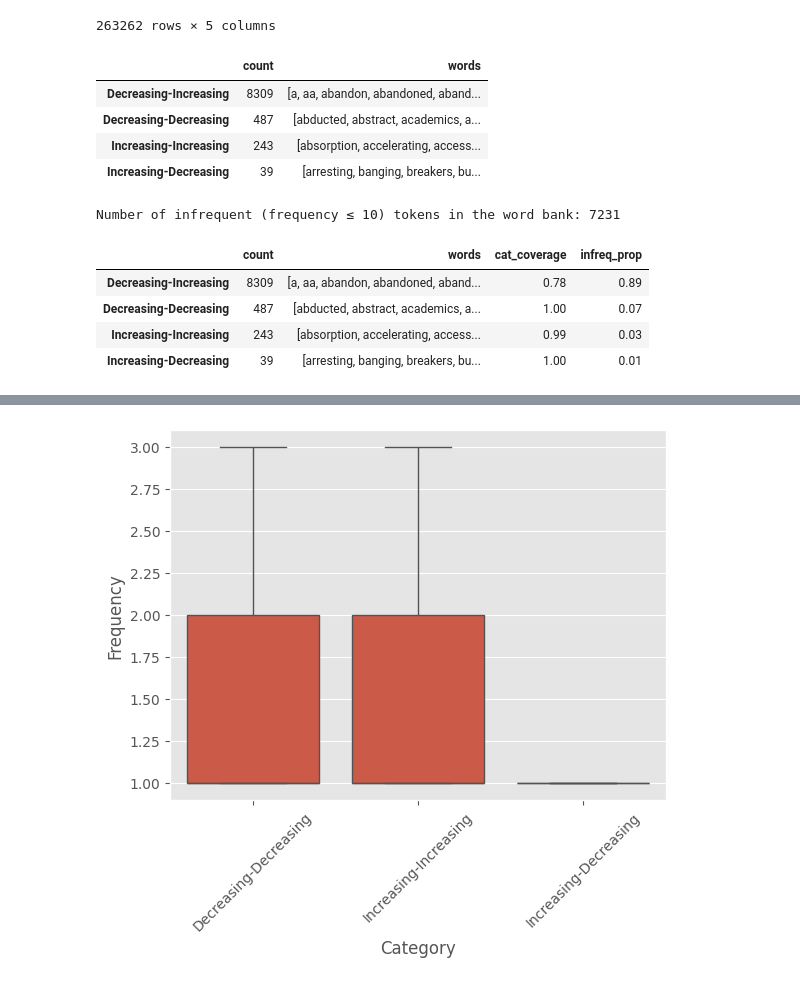
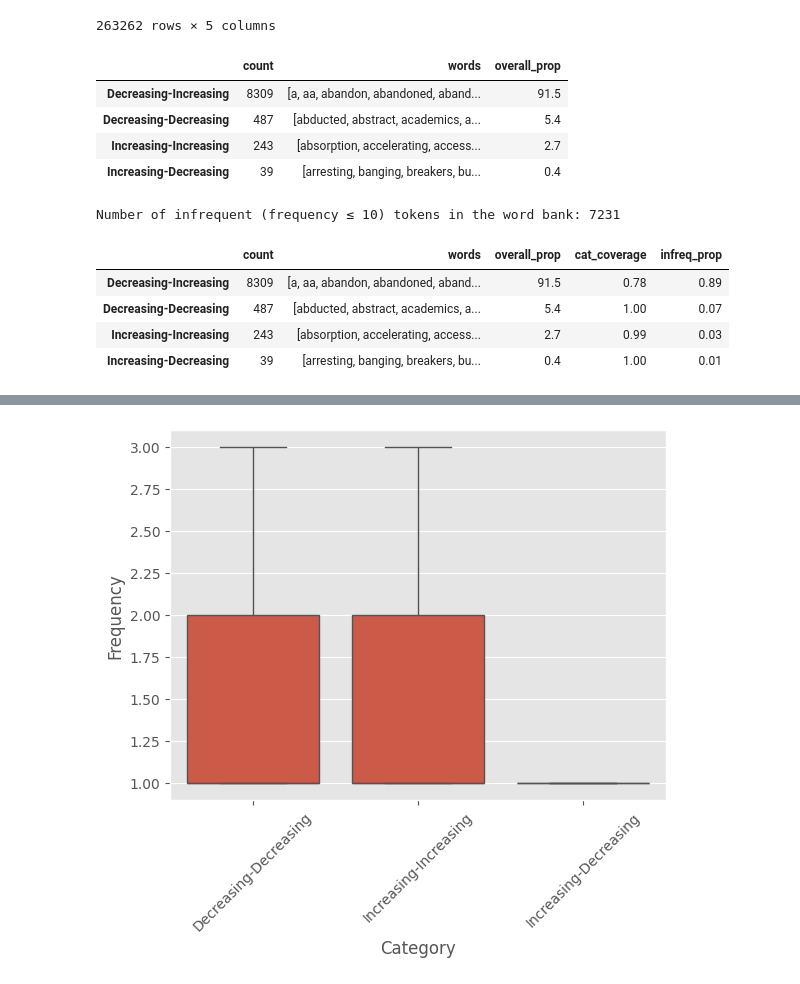
Before and after one commit to NazaninShafiabadi/antisurprisal, a Jupyter notebook: src/indiv_surprisal_analysis.ipynb, the cells around one changed output, grey strips where cells are left out. Saved outputs shown, nothing was run; the diff lists cells and outputs as text; code cells hidden in the pictures.

```diff
--- a/src/indiv_surprisal_analysis.ipynb
+++ b/src/indiv_surprisal_analysis.ipynb
@@ -98,13 +98,16 @@ surprisals
 # %%
 categories = trend_categories(surprisals)
 categories_df = pd.DataFrame(categories, index=['count', 'words']).transpose()
+
+num_tokens = surprisals.Token.nunique()
+categories_df['overall_prop'] = categories_df['count'].apply(lambda x: round((x * 100) / num_tokens, 1))
 categories_df
 # %% [output]
-|  | count | words |
-| Decreasing-Increasing | 8309 | [a, aa, abandon, abandoned, aband... |
-| Decreasing-Decreasing | 487 | [abducted, abstract, academics, a... |
-| Increasing-Increasing | 243 | [absorption, accelerating, access... |
-| Increasing-Decreasing | 39 | [arresting, banging, breakers, bu... |
+|  | count | words | overall_prop |
+| Decreasing-Increasing | 8309 | [a, aa, abandon, abandoned, aband... | 91.5 |
+| Decreasing-Decreasing | 487 | [abducted, abstract, academics, a... | 5.4 |
+| Increasing-Increasing | 243 | [absorption, accelerating, access... | 2.7 |
+| Increasing-Decreasing | 39 | [arresting, banging, breakers, bu... | 0.4 |
 # %%
 infreq_tokens = surprisals[surprisals.Frequency <= 10].Token.unique()
 print(f"Number of infrequent (frequency ≤ 10) tokens in the word bank: {len(infreq_tokens)}")
@@ -119,11 +122,11 @@ categories_df['infreq_prop'] = categories_df.words.apply(lambda x: round(len((se
 
 categories_df
 # %% [output]
-|  | count | words | cat_coverage | infreq_prop |
-| Decreasing-Increasing | 8309 | [a, aa, abandon, abandoned, aband... | 0.78 | 0.89 |
-| Decreasing-Decreasing | 487 | [abducted, abstract, academics, a... | 1.00 | 0.07 |
-| Increasing-Increasing | 243 | [absorption, accelerating, access... | 0.99 | 0.03 |
-| Increasing-Decreasing | 39 | [arresting, banging, breakers, bu... | 1.00 | 0.01 |
+|  | count | words | overall_prop | cat_coverage | infreq_prop |
+| Decreasing-Increasing | 8309 | [a, aa, abandon, abandoned, aband... | 91.5 | 0.78 | 0.89 |
+| Decreasing-Decreasing | 487 | [abducted, abstract, academics, a... | 5.4 | 1.00 | 0.07 |
+| Increasing-Increasing | 243 | [absorption, accelerating, access... | 2.7 | 0.99 | 0.03 |
+| Increasing-Decreasing | 39 | [arresting, banging, breakers, bu... | 0.4 | 1.00 | 0.01 |
 # %%
 def calculate_stats(word_list, word_freqs_df):
     frequencies = word_freqs_df[word_freqs_df['Token'].isin(word_list)]['Frequency']
```
Also changed, not shown: parts of 5 cells of this notebook, 8 other files.
